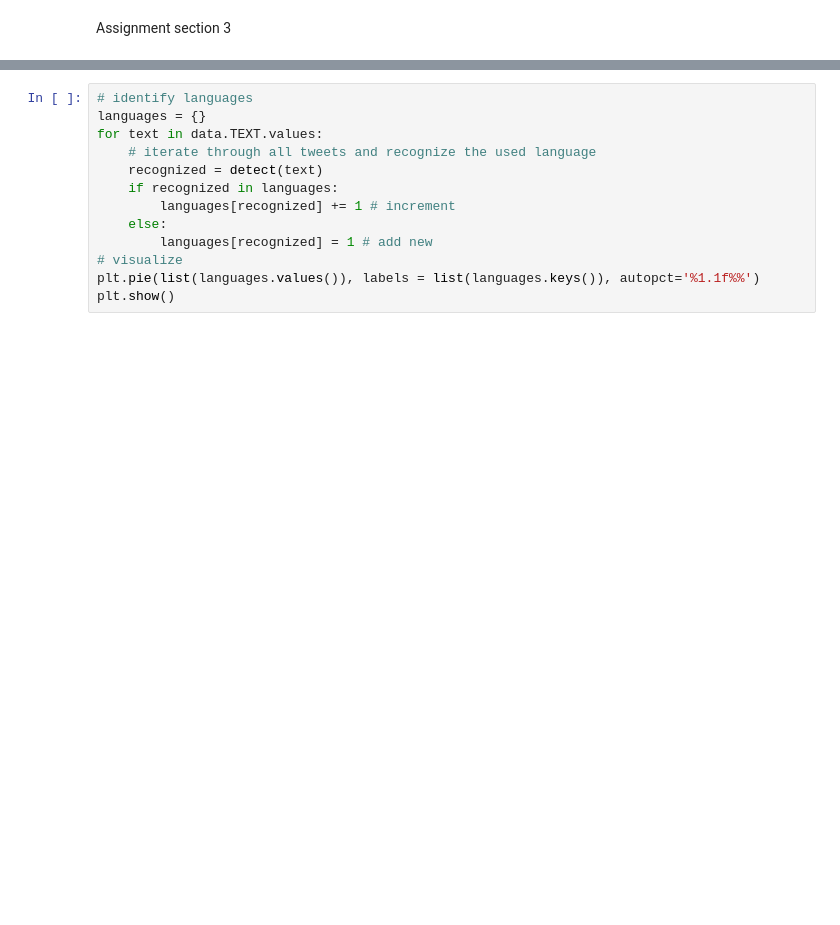
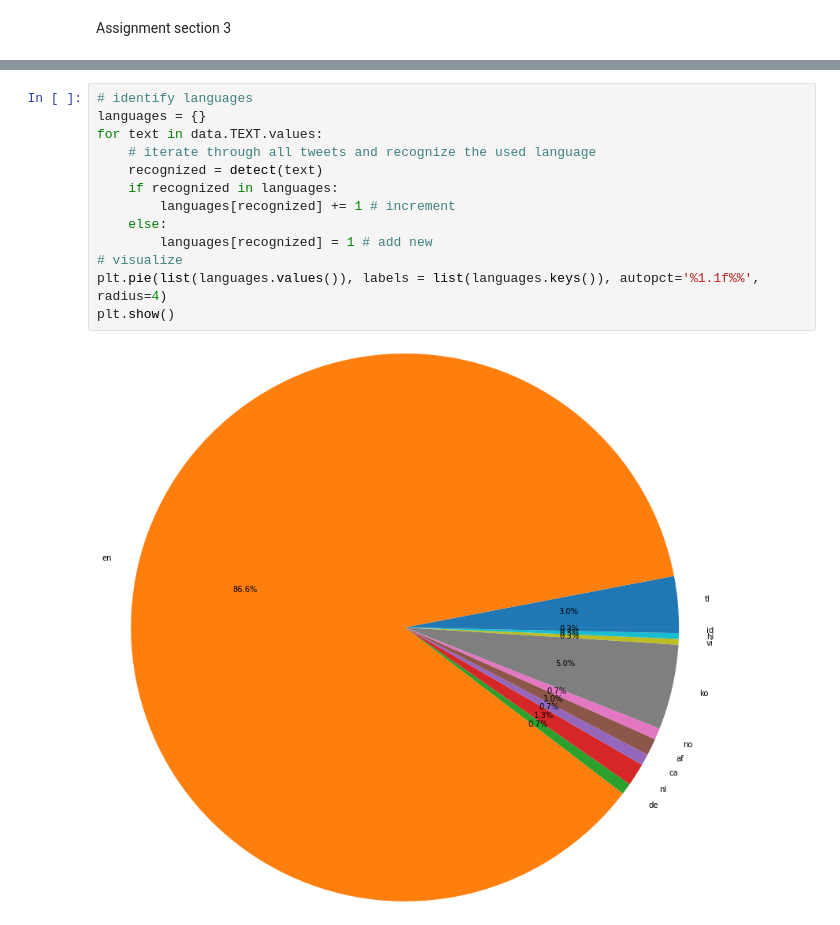
Before and after one commit to pahiz/sna-project, a Jupyter notebook: histograms.ipynb, the cells around one changed output, grey strips where cells are left out. Cells and saved outputs as stored; diff of their text form; blank space fills up the shorter version.

```diff
--- a/histograms.ipynb
+++ b/histograms.ipynb
@@ -36,13 +57,15 @@ plt.show()
 # %%
 # identify languages
 languages = {}
 for text in data.TEXT.values:
     # iterate through all tweets and recognize the used language
     recognized = detect(text)
     if recognized in languages:
         languages[recognized] += 1 # increment
     else:
         languages[recognized] = 1 # add new
 # visualize
-plt.pie(list(languages.values()), labels = list(languages.keys()), autopct='%1.1f%%')
+plt.pie(list(languages.values()), labels = list(languages.keys()), autopct='%1.1f%%', radius=4)
 plt.show()
+# %% [output]
+[figure, added]
```
Also changed, not shown: parts of 3 cells of this notebook, 1 other file.
